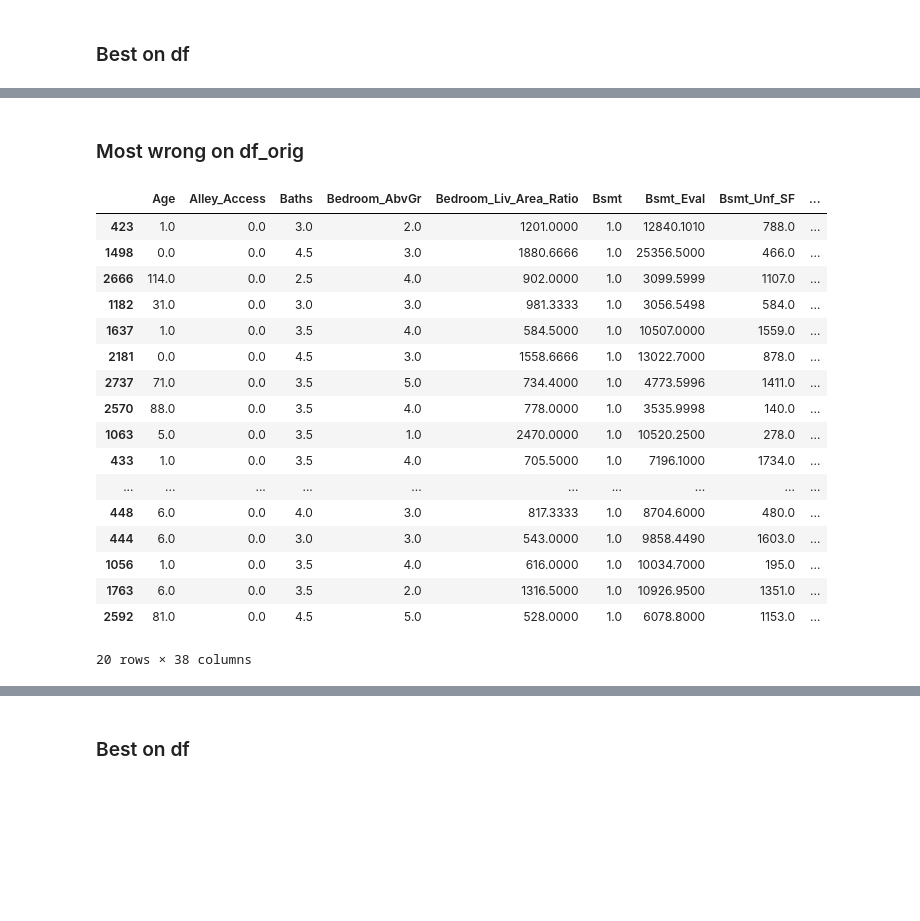
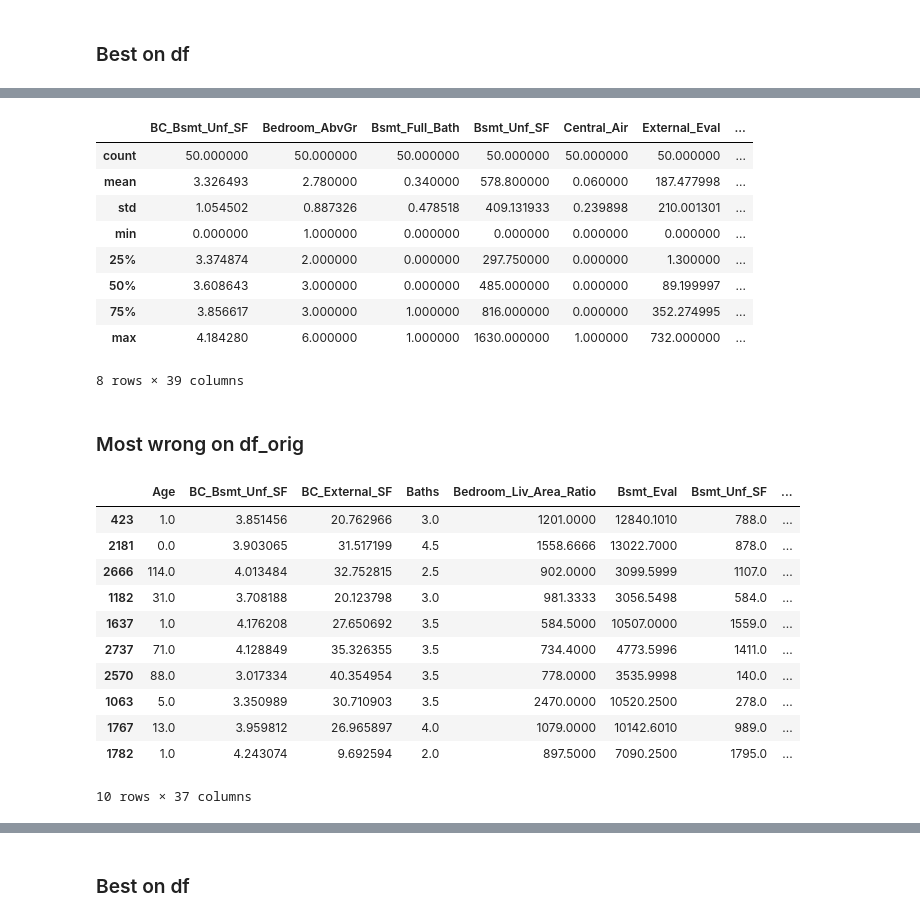
Before and after one commit to PayThePizzo/HouseSalesPricePrediction, a Jupyter notebook: 3 - XGBoost.ipynb, the cells around one changed output, grey strips where cells are left out. Cells and saved outputs as stored; diff of their text form; code cells hidden in the pictures; blank space fills up the shorter version.

```diff
--- a/3 - XGBoost.ipynb
+++ b/3 - XGBoost.ipynb
@@ -77,8 +95,9 @@ WORKING_DIR = os.getcwd()
 # Resources folder
 RESOURCES_DIR = os.path.join(os.getcwd(), 'resources')
 # Name of file
-IN_LABEL = 'ames_housing_out_2.csv'
-ORIG_LABEL = 'ames_housing_out_2_orig.csv'
+IN_LABEL = 'ames_housing_out_21.csv'
+IN_LABEL2 = 'ames_housing_out_22.csv'
+ORIG_LABEL = 'ames_housing_out_22_orig.csv'
 # %%
 # Utils Module
 
@@ -433,7 +575,8 @@ LOO_estimator_eval(dataset=df, target='Sale_Price',
 # %%
-LOO_estimator_eval(dataset=df, target='Sale_Price',
+test_df6 = df_orig.copy()
+LOO_estimator_eval(dataset=test_df6, target='Sale_Price',
                    estimator=XGBRegressor(
                        booster='gbtree', importance_type='gain', learning_rate = 0.5,
-                       max_depth=5, max_leaves=12, n_estimators = 8),
+                       max_depth=5, max_leaves=8, n_estimators = 11),
                    params=None, ignore=None)
 # %% [output]
@@ -480,6 +593,8 @@ LOO_estimator_eval(dataset=df_orig, target='Sale_Price',
 # %%
-df['Prediction_Error'] = np.abs(df['Sale_Price']-df['Predicted'])
-df_orig['Prediction_Error'] = np.abs(df_orig['Sale_Price']-df_orig['Predicted'])
+# Modified First Subset
+test_df1['Prediction_Error'] = np.abs(test_df1['Sale_Price']-test_df1['Predicted'])
+# Original Second Subset
+test_df6['Prediction_Error'] = np.abs(test_df6['Sale_Price']-test_df6['Predicted'])
 # %% [markdown]
 ### Most wrong on df
 # %%
@@ -523,23 +651,30 @@ df.sort_values(by=['Prediction_Error', 'Sale_Price']).head(10)
+# %%
+test_df1.sort_values(by=['Prediction_Error', 'Sale_Price']).head(50).describe()
+# %% [output]
+|  | BC_Bsmt_Unf_SF | Bedroom_AbvGr | Bsmt_Full_Bath | Bsmt_Unf_SF | Central_Air | External_Eval | ... |
+| count | 50.000000 | 50.000000 | 50.000000 | 50.000000 | 50.000000 | 50.000000 | ... |
+| mean | 3.326493 | 2.780000 | 0.340000 | 578.800000 | 0.060000 | 187.477998 | ... |
+| std | 1.054502 | 0.887326 | 0.478518 | 409.131933 | 0.239898 | 210.001301 | ... |
+| min | 0.000000 | 1.000000 | 0.000000 | 0.000000 | 0.000000 | 0.000000 | ... |
+| 25% | 3.374874 | 2.000000 | 0.000000 | 297.750000 | 0.000000 | 1.300000 | ... |
+| 50% | 3.608643 | 3.000000 | 0.000000 | 485.000000 | 0.000000 | 89.199997 | ... |
+| 75% | 3.856617 | 3.000000 | 1.000000 | 816.000000 | 0.000000 | 352.274995 | ... |
+| max | 4.184280 | 6.000000 | 1.000000 | 1630.000000 | 1.000000 | 732.000000 | ... |
+8 rows × 39 columns
 # %% [markdown]
 ### Most wrong on df_orig
 # %%
-df_orig.sort_values(by=['Prediction_Error', 'Sale_Price'], ascending=False).head(20)
+test_df6.sort_values(by=['Prediction_Error', 'Sale_Price'], ascending=False).head(10)
 # %% [output]
-|  | Age | Alley_Access | Baths | Bedroom_AbvGr | Bedroom_Liv_Area_Ratio | Bsmt | Bsmt_Eval | Bsmt_Unf_SF | ... |
-| 423 | 1.0 | 0.0 | 3.0 | 2.0 | 1201.0000 | 1.0 | 12840.1010 | 788.0 | ... |
-| 1498 | 0.0 | 0.0 | 4.5 | 3.0 | 1880.6666 | 1.0 | 25356.5000 | 466.0 | ... |
-| 2666 | 114.0 | 0.0 | 2.5 | 4.0 | 902.0000 | 1.0 | 3099.5999 | 1107.0 | ... |
-| 1182 | 31.0 | 0.0 | 3.0 | 3.0 | 981.3333 | 1.0 | 3056.5498 | 584.0 | ... |
-| 1637 | 1.0 | 0.0 | 3.5 | 4.0 | 584.5000 | 1.0 | 10507.0000 | 1559.0 | ... |
-| 2181 | 0.0 | 0.0 | 4.5 | 3.0 | 1558.6666 | 1.0 | 13022.7000 | 878.0 | ... |
-| 2737 | 71.0 | 0.0 | 3.5 | 5.0 | 734.4000 | 1.0 | 4773.5996 | 1411.0 | ... |
-| 2570 | 88.0 | 0.0 | 3.5 | 4.0 | 778.0000 | 1.0 | 3535.9998 | 140.0 | ... |
-| 1063 | 5.0 | 0.0 | 3.5 | 1.0 | 2470.0000 | 1.0 | 10520.2500 | 278.0 | ... |
-| 433 | 1.0 | 0.0 | 3.5 | 4.0 | 705.5000 | 1.0 | 7196.1000 | 1734.0 | ... |
-| ... | ... | ... | ... | ... | ... | ... | ... | ... | ... |
-| 448 | 6.0 | 0.0 | 4.0 | 3.0 | 817.3333 | 1.0 | 8704.6000 | 480.0 | ... |
-| 444 | 6.0 | 0.0 | 3.0 | 3.0 | 543.0000 | 1.0 | 9858.4490 | 1603.0 | ... |
-| 1056 | 1.0 | 0.0 | 3.5 | 4.0 | 616.0000 | 1.0 | 10034.7000 | 195.0 | ... |
-| 1763 | 6.0 | 0.0 | 3.5 | 2.0 | 1316.5000 | 1.0 | 10926.9500 | 1351.0 | ... |
-| 2592 | 81.0 | 0.0 | 4.5 | 5.0 | 528.0000 | 1.0 | 6078.8000 | 1153.0 | ... |
+|  | Age | BC_Bsmt_Unf_SF | BC_External_SF | Baths | Bedroom_Liv_Area_Ratio | Bsmt_Eval | Bsmt_Unf_SF | ... |
+| 423 | 1.0 | 3.851456 | 20.762966 | 3.0 | 1201.0000 | 12840.1010 | 788.0 | ... |
+| 2181 | 0.0 | 3.903065 | 31.517199 | 4.5 | 1558.6666 | 13022.7000 | 878.0 | ... |
+| 2666 | 114.0 | 4.013484 | 32.752815 | 2.5 | 902.0000 | 3099.5999 | 1107.0 | ... |
+| 1182 | 31.0 | 3.708188 | 20.123798 | 3.0 | 981.3333 | 3056.5498 | 584.0 | ... |
+| 1637 | 1.0 | 4.176208 | 27.650692 | 3.5 | 584.5000 | 10507.0000 | 1559.0 | ... |
+| 2737 | 71.0 | 4.128849 | 35.326355 | 3.5 | 734.4000 | 4773.5996 | 1411.0 | ... |
+| 2570 | 88.0 | 3.017334 | 40.354954 | 3.5 | 778.0000 | 3535.9998 | 140.0 | ... |
+| 1063 | 5.0 | 3.350989 | 30.710903 | 3.5 | 2470.0000 | 10520.2500 | 278.0 | ... |
+| 1767 | 13.0 | 3.959812 | 26.965897 | 4.0 | 1079.0000 | 10142.6010 | 989.0 | ... |
+| 1782 | 1.0 | 4.243074 | 9.692594 | 2.0 | 897.5000 | 7090.2500 | 1795.0 | ... |
-20 rows × 38 columns
+10 rows × 37 columns
```
Also changed, not shown: parts of 39 cells of this notebook, 5 other files.
